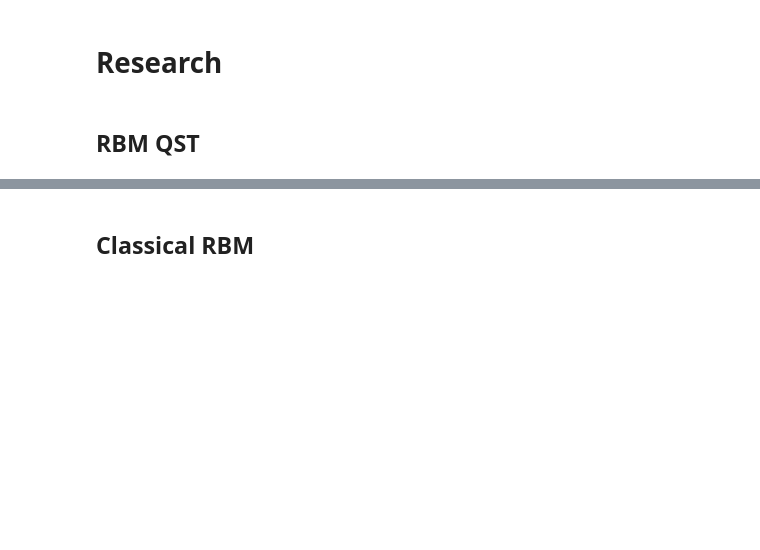
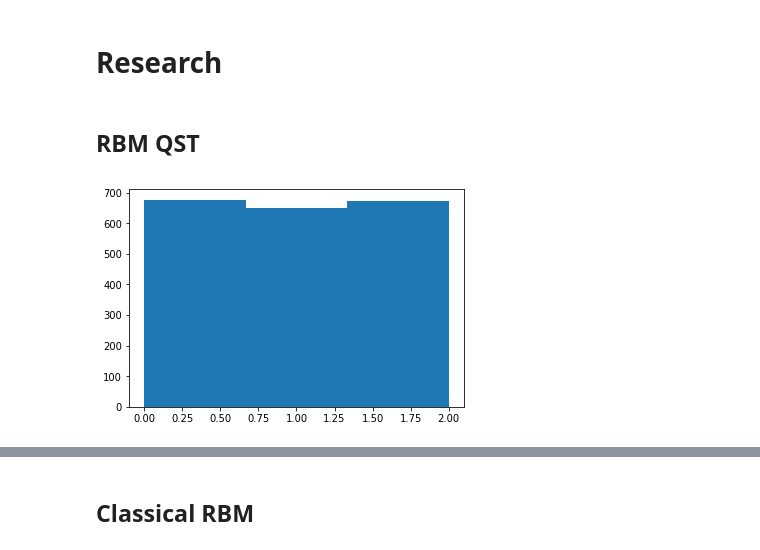
Before and after one commit to RQC-QApp/NNQST, a Jupyter notebook: nn_qst/nn_qst.ipynb, the cells around one changed output, grey strips where cells are left out. Cells and saved outputs as stored; diff of their text form; code cells hidden in the pictures; blank space fills up the shorter version.

```diff
--- a/nn_qst/nn_qst.ipynb
+++ b/nn_qst/nn_qst.ipynb
@@ -22,12 +19,14 @@ The autoreload extension is already loaded. To reload it, use:
 # %%
 num_units = 3
 num_samples = 2000
 
-dataset = utils.dataset_w(num_units, num_samples, hist=False)
-r_qst = rbm_qst.RBM_QST(num_units, 3)
+dataset = utils.dataset_w(num_units, num_samples, hist=True)
+
 
 # # Replace `r_qst.weights_lambda` with `r_cl.weights`.
 # #
 # r_cl = rbm_classic.RBM(num_units, 5)  # RBM from rbm_classic.py
 # r_cl.train(dataset, max_epochs=150, learning_rate=0.5)
 # r_qst.weights_lambda = r_cl.weights
+# %% [output]
+[figure, added]
```
Also changed, not shown: parts of 8 cells of this notebook, 2 other files.
